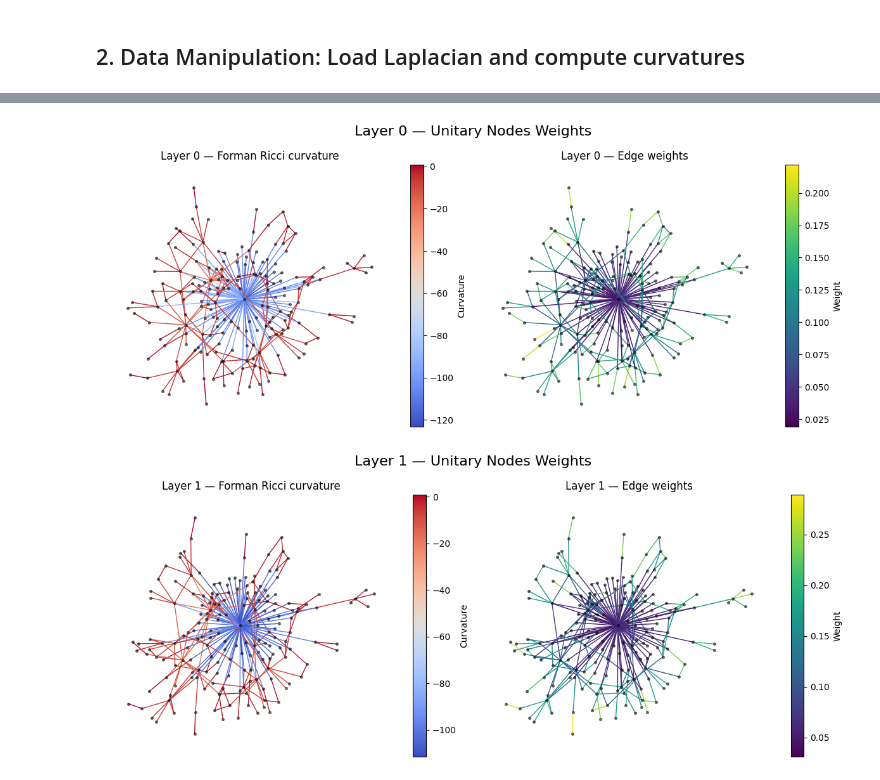
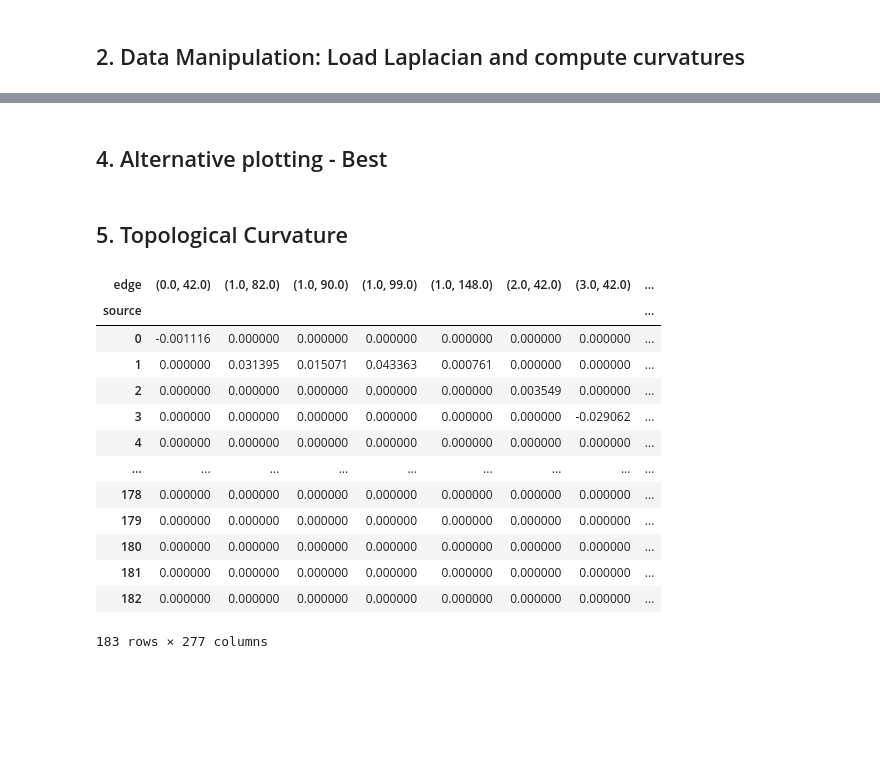
Before and after one commit to luigifraca/neural-sheaf-diffusion-modified, a Jupyter notebook: quick_analysis/lf-weights-plotting.ipynb, the cells around one changed output, grey strips where cells are left out. Saved outputs shown, nothing was run; the diff lists cells and outputs as text; code cells hidden in the pictures; blank space fills up the shorter version.

```diff
--- a/quick_analysis/lf-weights-plotting.ipynb
+++ b/quick_analysis/lf-weights-plotting.ipynb
@@ -525,10 +486,9 @@ def plot_curvature_and_weights_per_layer(
 
         # plt.savefig(f"./layer_{layer}_curvature_weights_unitary.png", dpi=300)
 # %%
-plot_curvature_and_weights_per_layer(
-    ricci_dict_list,
-    edge_weight_dict_list,
-)
+# plot_curvature_and_weights_per_layer(
+#     ricci_dict_list,
+#     edge_weight_dict_list,
+# )
-# %% [output]
-[figure, removed]
-[figure, removed]
+# %% [markdown]
+## 4. Alternative plotting - Best
@@ -535,32 +636,35 @@ plot_curvature_and_weights_per_layer(
+# %% [markdown]
+## 5. Topological Curvature
 # %%
-B_list = []
+df = DF[0].copy()
+df[["source", "target"]] = df[["source", "target"]].astype(int)
 
-for df in DF:
+# signed value
+df["signed_map"] = np.where(df["target"] < df["source"], df["map_value"], -df["map_value"])
 
-    df = df.copy()
-    df[["source", "target"]] = df[["source", "target"]].astype(int)
+# canonical undirected edge label
+df["edge"] = df.apply(lambda r: (min(r["source"], r["target"]), max(r["source"], r["target"])),axis=1)
 
-    # signed value
-    df["signed_map"] = np.where(df["target"] < df["source"], df["map_value"], -df["map_value"])
+# build node-by-edge matrix
+nodes = sorted(set(df["source"]).union(df["target"]))
+edges = sorted(df["edge"].unique())
 
-    # canonical undirected edge label
-    df["edge"] = df.apply(lambda r: (min(r["source"], r["target"]), max(r["source"], r["target"])),axis=1)
+B = df.pivot(index="source", columns="edge", values="signed_map")
+B = B.reindex(index=nodes, columns=edges, fill_value=0)
 
-    # build node-by-edge matrix
-    nodes = sorted(set(df["source"]).union(df["target"]))
-    edges = sorted(df["edge"].unique())
-
-    B = df.pivot(index="source", columns="edge", values="signed_map")
-    B = B.reindex(index=nodes, columns=edges, fill_value=0)
-
-    B.fillna(0, inplace=True)
-    B_np = B.to_numpy(dtype=float)
-
-    B_list.append(B)
-
-EDGE_LIST = []
-NODE_LIST = []
-
-for B in B_list:
-    EDGE_LIST.append(list(B.columns))
-    NODE_LIST.append(B.index.tolist())
+B.fillna(0, inplace=True)
+# %% [output]
+| edge | (0.0, 42.0) | (1.0, 82.0) | (1.0, 90.0) | (1.0, 99.0) | (1.0, 148.0) | (2.0, 42.0) | (3.0, 42.0) | ... |
+| source |  |  |  |  |  |  |  | ... |
+| 0 | -0.001116 | 0.000000 | 0.000000 | 0.000000 | 0.000000 | 0.000000 | 0.000000 | ... |
+| 1 | 0.000000 | 0.031395 | 0.015071 | 0.043363 | 0.000761 | 0.000000 | 0.000000 | ... |
+| 2 | 0.000000 | 0.000000 | 0.000000 | 0.000000 | 0.000000 | 0.003549 | 0.000000 | ... |
+| 3 | 0.000000 | 0.000000 | 0.000000 | 0.000000 | 0.000000 | 0.000000 | -0.029062 | ... |
+| 4 | 0.000000 | 0.000000 | 0.000000 | 0.000000 | 0.000000 | 0.000000 | 0.000000 | ... |
+| ... | ... | ... | ... | ... | ... | ... | ... | ... |
+| 178 | 0.000000 | 0.000000 | 0.000000 | 0.000000 | 0.000000 | 0.000000 | 0.000000 | ... |
+| 179 | 0.000000 | 0.000000 | 0.000000 | 0.000000 | 0.000000 | 0.000000 | 0.000000 | ... |
+| 180 | 0.000000 | 0.000000 | 0.000000 | 0.000000 | 0.000000 | 0.000000 | 0.000000 | ... |
+| 181 | 0.000000 | 0.000000 | 0.000000 | 0.000000 | 0.000000 | 0.000000 | 0.000000 | ... |
+| 182 | 0.000000 | 0.000000 | 0.000000 | 0.000000 | 0.000000 | 0.000000 | 0.000000 | ... |
+183 rows × 277 columns
```
Also changed, not shown: parts of 24 cells of this notebook, 12 other files.
